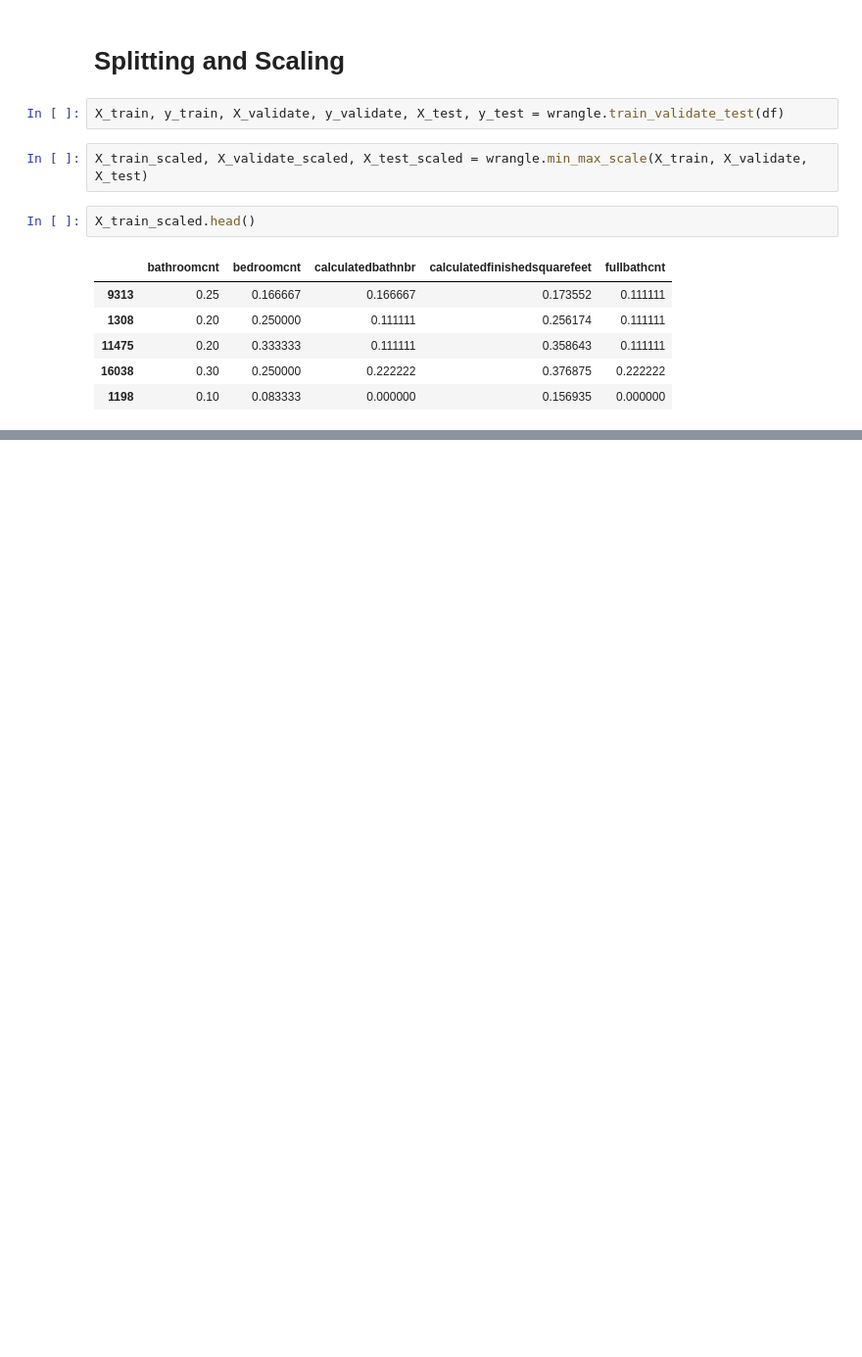
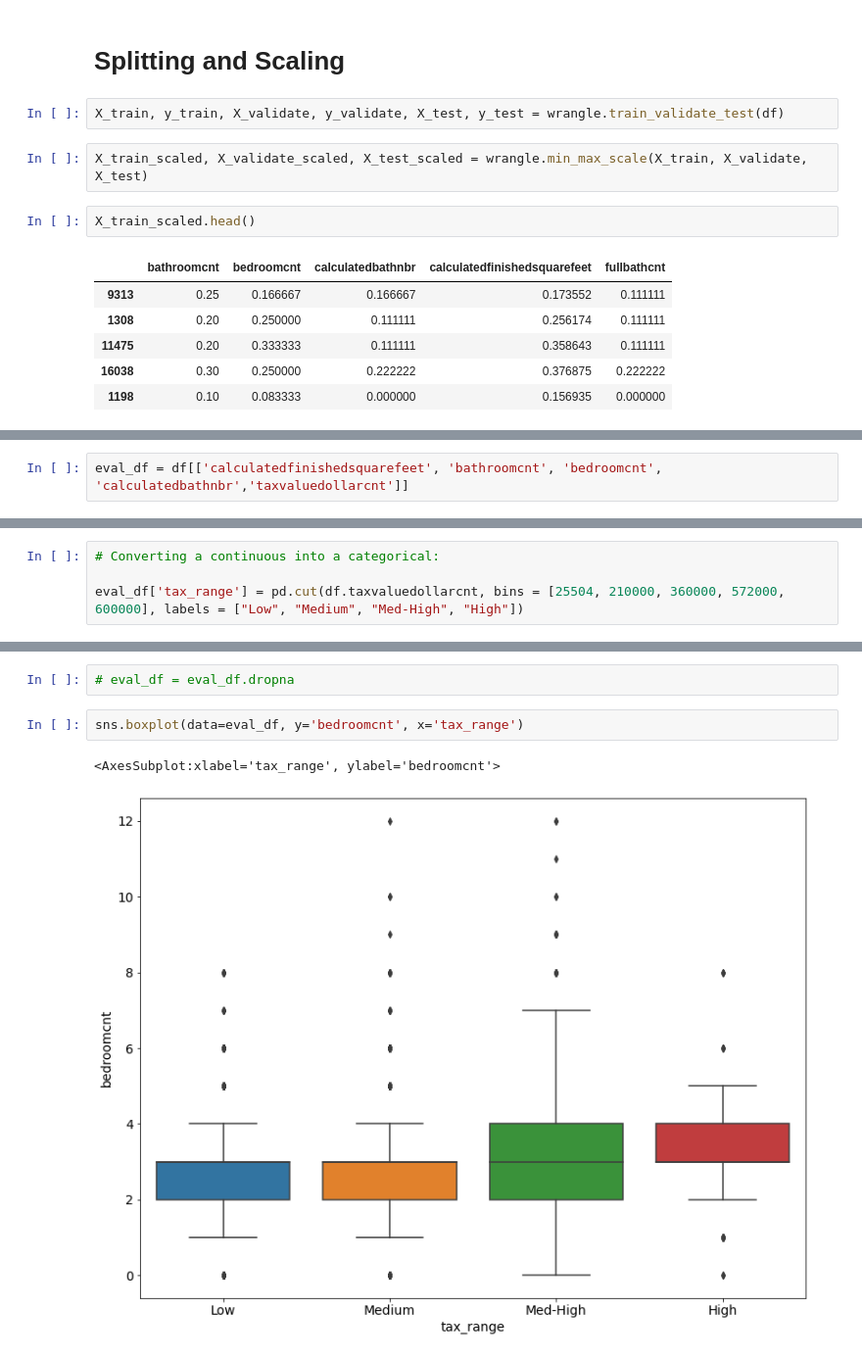
Before and after one commit to AAranda10/regression_project, a Jupyter notebook: explore.ipynb, the cells around one changed output, grey strips where cells are left out. Shown at 98% size. Drawn from its saved outputs; the diff is of its cells as text; blank space fills up the shorter version.

```diff
--- a/explore.ipynb
+++ b/explore.ipynb
@@ -137,0 +142,2 @@ plt.show()
+# %%
+eval_df = df[['calculatedfinishedsquarefeet', 'bathroomcnt', 'bedroomcnt', 'calculatedbathnbr','taxvaluedollarcnt']]
@@ -137,0 +180,4 @@ plt.show()
+# %%
+# Converting a continuous into a categorical:
+
+eval_df['tax_range'] = pd.cut(df.taxvaluedollarcnt, bins = [25504, 210000, 360000, 572000, 600000], labels = ["Low", "Medium", "Med-High", "High"])
@@ -137,0 +202,7 @@ plt.show()
+# %%
+# eval_df = eval_df.dropna
+# %%
+sns.boxplot(data=eval_df, y='bedroomcnt', x='tax_range')
+# %% [output]
+<AxesSubplot:xlabel='tax_range', ylabel='bedroomcnt'>
+[figure, added]
```
Also changed, not shown: parts of 17 cells of this notebook.
